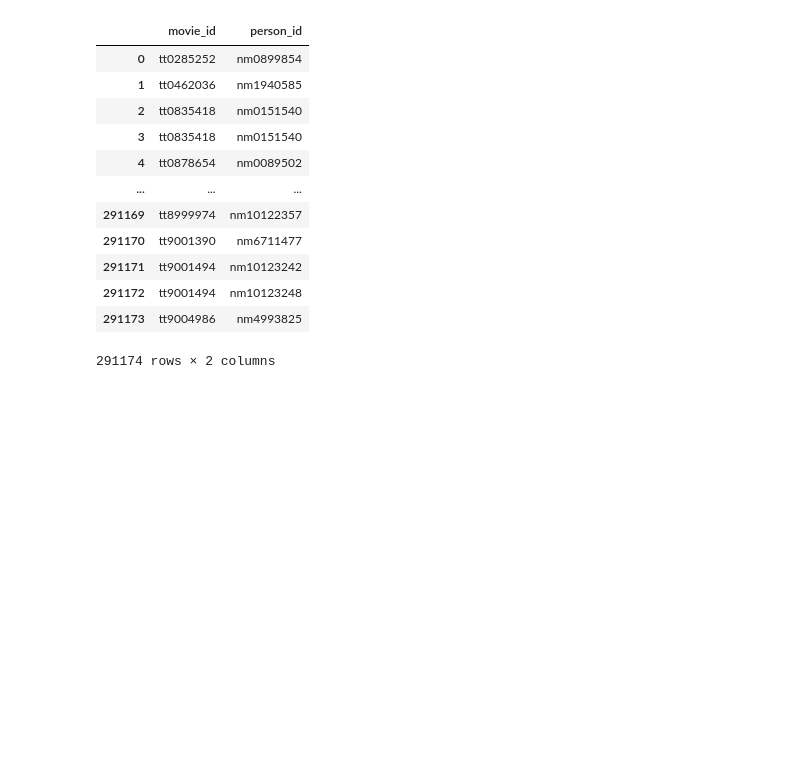
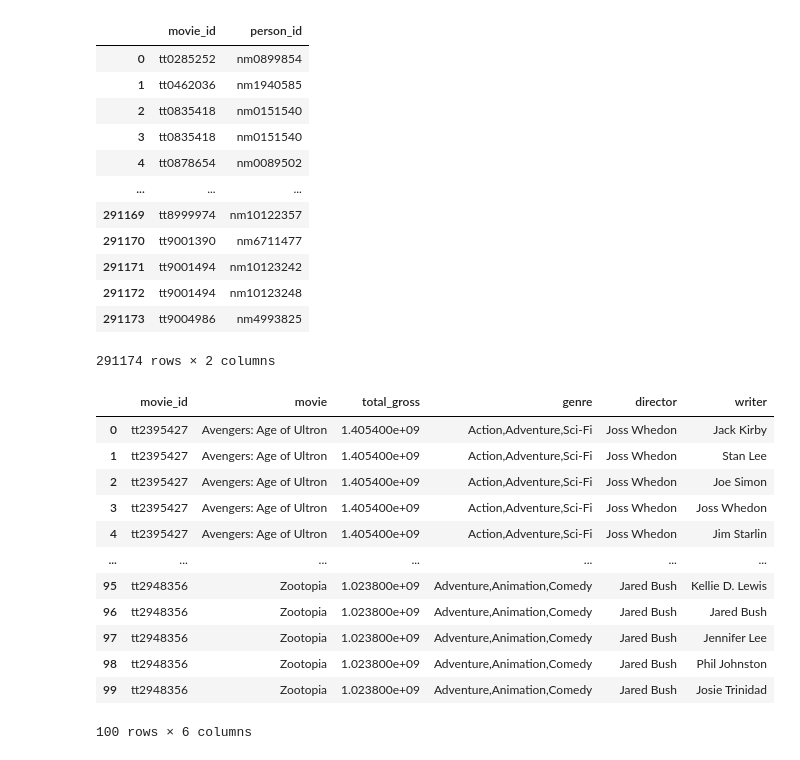
Before and after one commit to phelanthropus/Microsoft-Analysis, a Jupyter notebook: Microsoft Analysis.ipynb, the cells around one changed output. Cells and saved outputs as stored; diff of their text form; code cells hidden in the pictures; blank space fills up the shorter version.

Commit message:
Implementing an order by function

```diff
--- a/Microsoft Analysis.ipynb
+++ b/Microsoft Analysis.ipynb
@@ -779,6 +750,45 @@ pd.read_sql(qr, conn)
 | 291172 | tt9001494 | nm10123248 |
 | 291173 | tt9004986 | nm4993825 |
 291174 rows × 2 columns
+# %%
+qr = """
+    SELECT mb.movie_id, b.title as movie, b.total_gross, mb.genres as genre, p.primary_name as director, pw.primary_name as writer
+    FROM movie_basics mb
+    INNER JOIN bom b
+        ON b.title = mb.primary_title OR b.title = mb.original_title
+    INNER JOIN (
+        SELECT DISTINCT movie_id, person_id FROM directors
+    ) d
+        ON d.movie_id = mb.movie_id
+    INNER JOIN persons p
+        ON d.person_id = p.person_id
+    INNER JOIN (
+        SELECT DISTINCT person_id, movie_id FROM writers
+    ) w
+        ON w.movie_id = mb.movie_id
+    INNER JOIN persons pw
+        ON pw.person_id = w.person_id
+    WHERE total_gross > 0
+    GROUP BY genre
+    ORDER BY total_gross DESC
+    LIMIT 100;
+"""
+
+pd.read_sql(qr, conn)
+# %% [output]
+|  | movie_id | movie | total_gross | genre | director | writer |
+| 0 | tt2395427 | Avengers: Age of Ultron | 1.405400e+09 | Action,Adventure,Sci-Fi | Joss Whedon | Jack Kirby |
+| 1 | tt2395427 | Avengers: Age of Ultron | 1.405400e+09 | Action,Adventure,Sci-Fi | Joss Whedon | Stan Lee |
+| 2 | tt2395427 | Avengers: Age of Ultron | 1.405400e+09 | Action,Adventure,Sci-Fi | Joss Whedon | Joe Simon |
+| 3 | tt2395427 | Avengers: Age of Ultron | 1.405400e+09 | Action,Adventure,Sci-Fi | Joss Whedon | Joss Whedon |
+| 4 | tt2395427 | Avengers: Age of Ultron | 1.405400e+09 | Action,Adventure,Sci-Fi | Joss Whedon | Jim Starlin |
+| ... | ... | ... | ... | ... | ... | ... |
+| 95 | tt2948356 | Zootopia | 1.023800e+09 | Adventure,Animation,Comedy | Jared Bush | Kellie D. Lewis |
+| 96 | tt2948356 | Zootopia | 1.023800e+09 | Adventure,Animation,Comedy | Jared Bush | Jared Bush |
+| 97 | tt2948356 | Zootopia | 1.023800e+09 | Adventure,Animation,Comedy | Jared Bush | Jennifer Lee |
+| 98 | tt2948356 | Zootopia | 1.023800e+09 | Adventure,Animation,Comedy | Jared Bush | Phil Johnston |
+| 99 | tt2948356 | Zootopia | 1.023800e+09 | Adventure,Animation,Comedy | Jared Bush | Josie Trinidad |
+100 rows × 6 columns
 # %%
 qr = """
     SELECT mb.movie_id, b.title as movie, b.total_gross, mb.genres as genre, p.primary_name as director, pw.primary_name as writer
```
Also changed, not shown: parts of 7 cells of this notebook.
